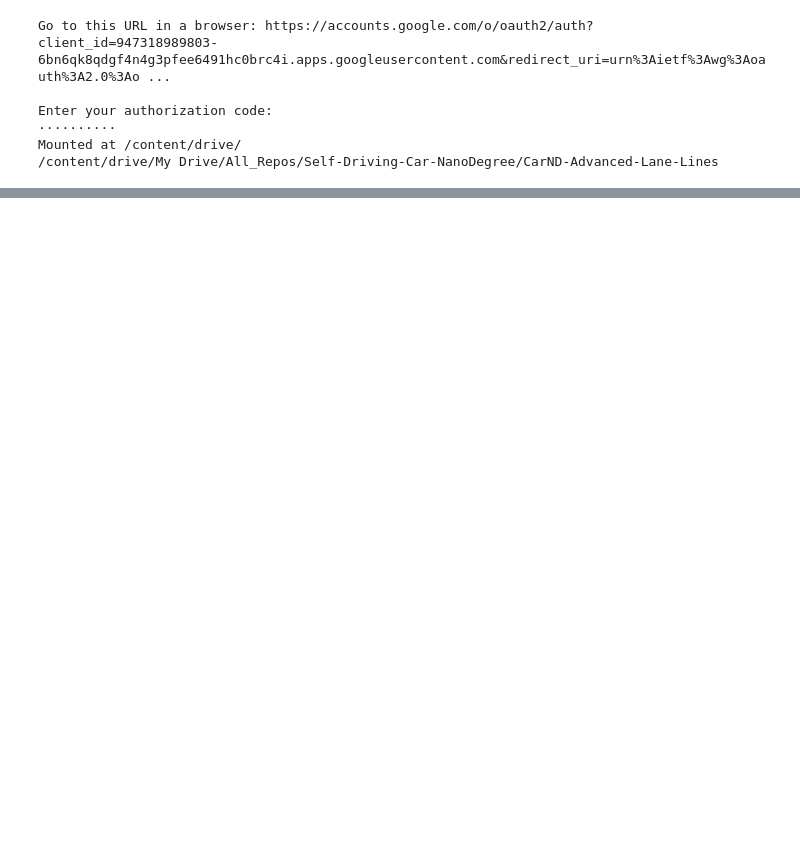
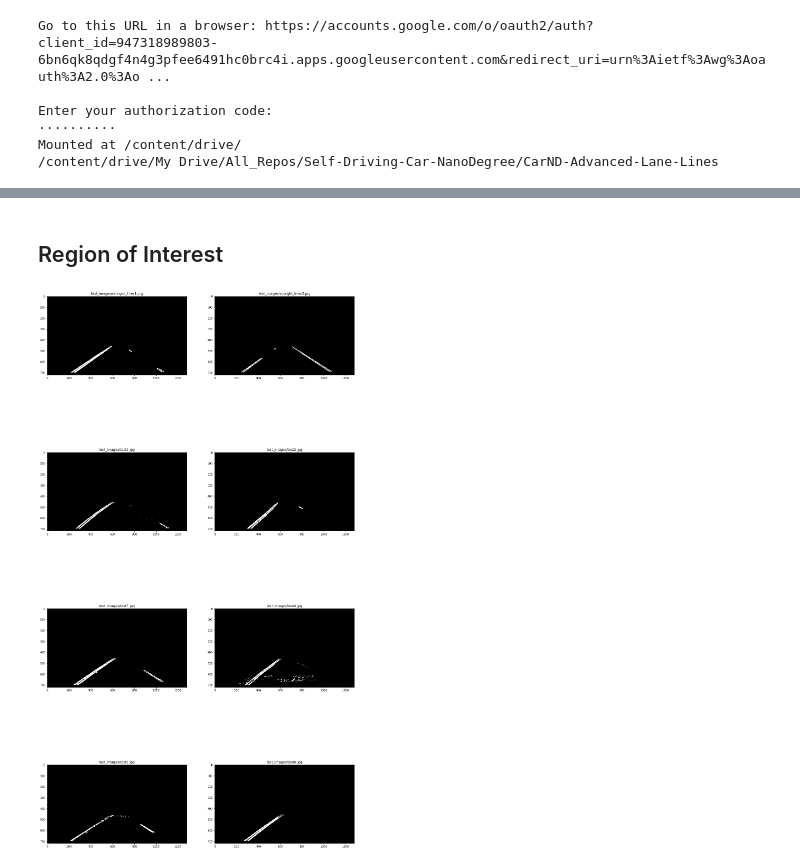
Before and after one commit to srikanthadya/CarND-Advanced-Lane-Lines, a Jupyter notebook: AdvancedLaneLineDetection.ipynb, the cells around one changed output, grey strips where cells are left out. Cells and saved outputs as stored; diff of their text form; code cells hidden in the pictures; blank space fills up the shorter version.

```diff
--- a/AdvancedLaneLineDetection.ipynb
+++ b/AdvancedLaneLineDetection.ipynb
@@ -379,0 +131,38 @@ TypeError: ignored
+# %% [markdown]
+## Region of Interest
+# %%
+def roi(img):
+
+    #defining a blank mask to start with
+    mask = np.zeros_like(img)
+    vertices = np.array([[[200,700],[585,455],[705,455],[1130,700]]],dtype='int32')
+    #defining a 3 channel or 1 channel color to fill the mask with depending on the input image
+    if len(img.shape) > 2:
+        channel_count = img.shape[2]  # i.e. 3 or 4 depending on your image
+        ignore_mask_color = (255,) * channel_count
+    else:
+        ignore_mask_color = 255
+
+    #filling pixels inside the polygon defined by "vertices" with the fill color
+    cv2.fillPoly(mask, vertices, ignore_mask_color)
+
+    #returning the image only where mask pixels are nonzero
+    masked_image = cv2.bitwise_and(img, mask)
+
+    return masked_image
+
+images = glob.glob('test_images/*.jpg')
+fig, axs = plt.subplots(4, 2, figsize=(20, 40))
+for ax, img in zip(axs.flat, images):
+  path = img
+  img = cv2.imread(img)
+  #img = cv2.cvtColor(img,cv2.COLOR_BGR2RGB)
+  undist = cv2.undistort(img, mtx, dist, None, mtx)
+  threshold_masked = threshold_mask(undist)
+  result = roi(threshold_masked)
+  ax.imshow(result,cmap='gray')
+  ax.set_title(path)
+
+plt.show()
+# %% [output]
+[figure, added]
```
Also changed, not shown: parts of 13 cells of this notebook.
